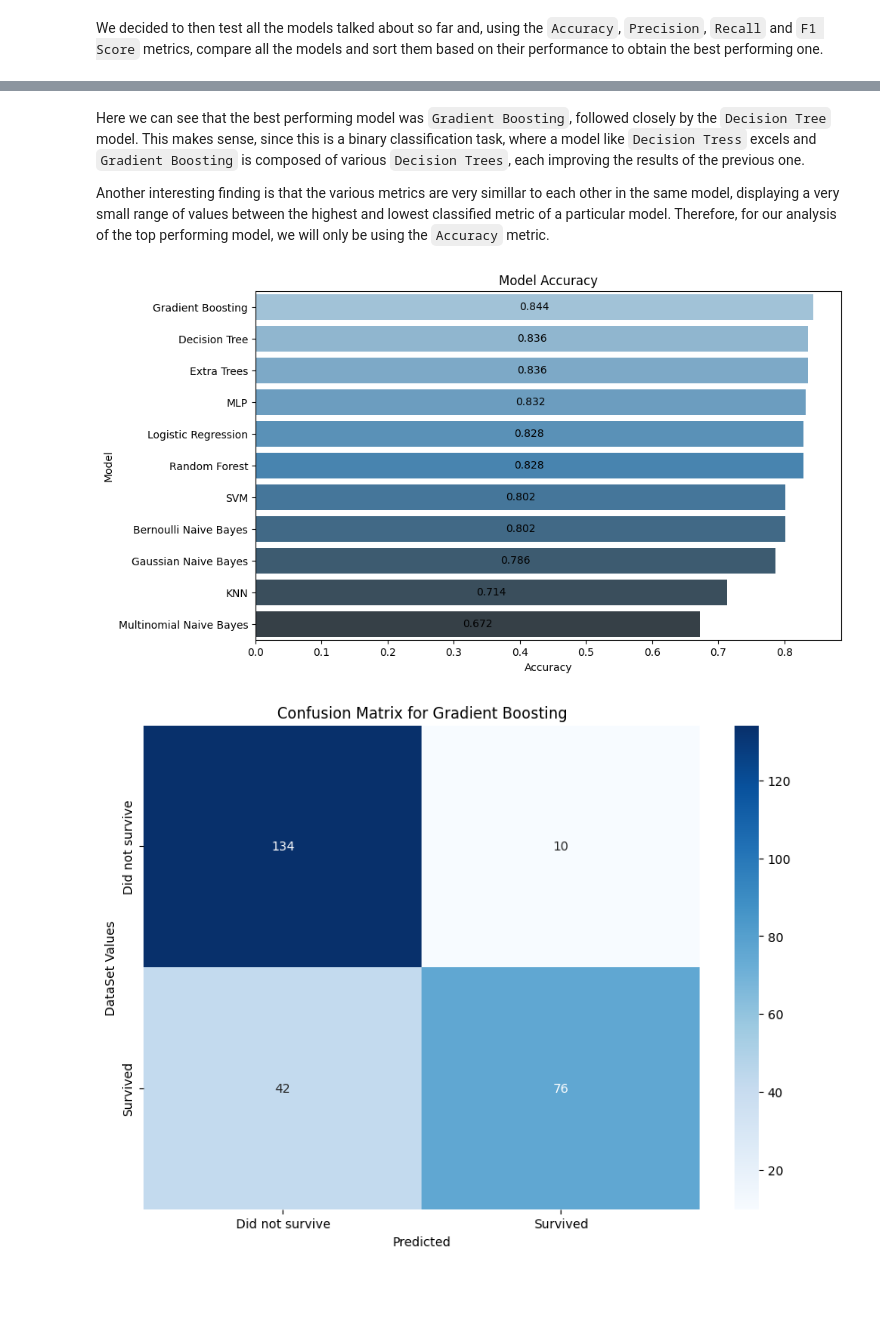
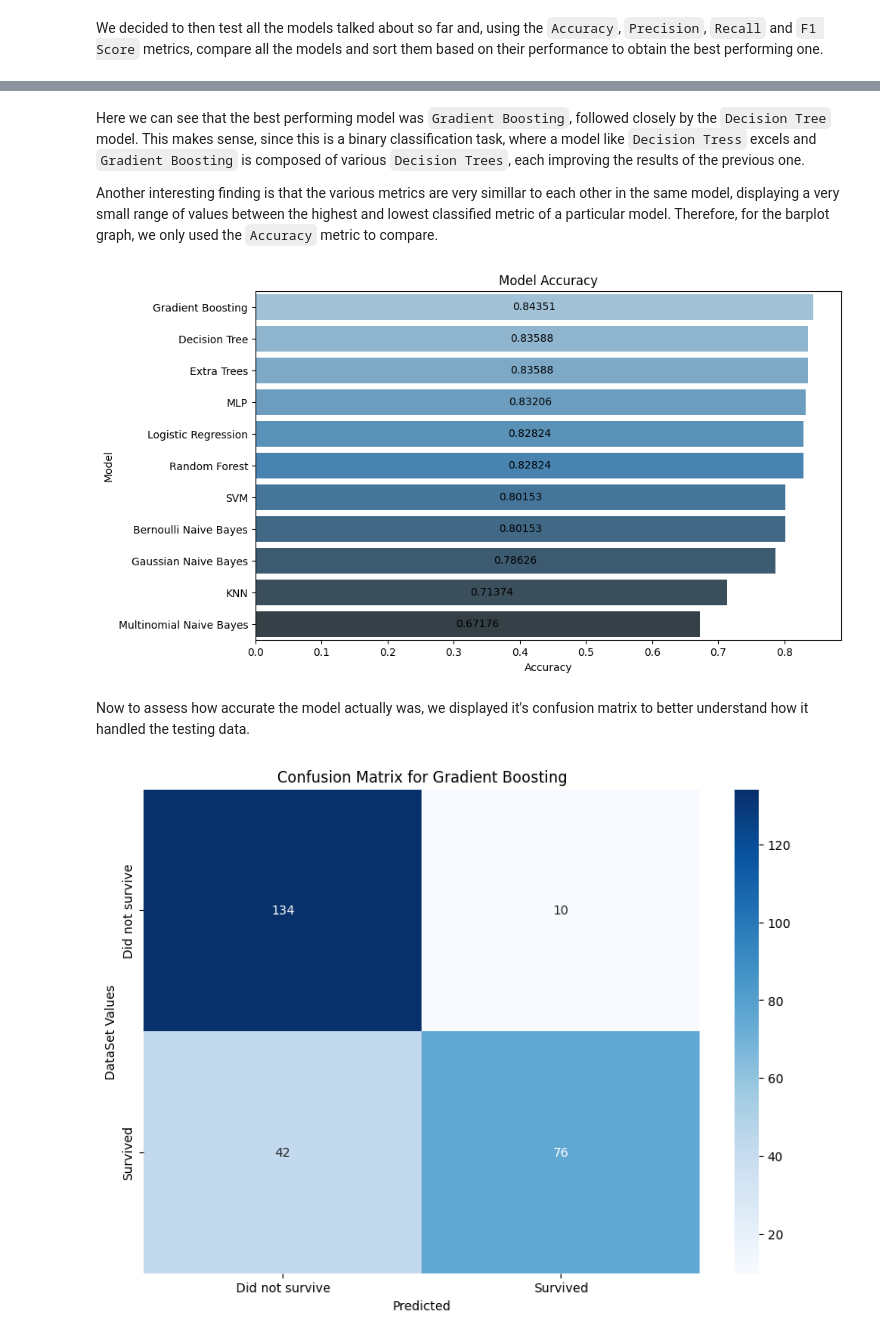
Before and after one commit to antoniooazevedo/titanic-dataset-analysis, a Jupyter notebook: analysis.ipynb, the cells around one changed output, grey strips where cells are left out. Drawn from its saved outputs; the diff is of its cells as text; code cells hidden in the pictures; blank space fills up the shorter version.

Commit message:
added final analysis of the confusion matrix and fixed some more typos and formattings

```diff
--- a/analysis.ipynb
+++ b/analysis.ipynb
@@ -1149,25 +1137,27 @@ False
 Here we can see that the best performing model was `Gradient Boosting`, followed closely by the `Decision Tree` model. This makes sense, since this is a binary classification task, where a model like `Decision Tress` excels and `Gradient Boosting` is composed of various `Decision Trees`, each improving the results of the previous one.
 
 Another interesting finding is that the various metrics are very simillar to each other in the same model, displaying a very small range of values between the highest and lowest classified metric of a particular model.
-Therefore, for our analysis of the top performing model, we will only be using the `Accuracy` metric.
+Therefore, for the barplot graph, we only used the `Accuracy` metric to compare.
 # %%
 plt.figure(figsize=(10, 6))
 barplot = sb.barplot(x='Accuracy', y='Model', hue='Model', data=results, palette='Blues_d', errorbar=None)
 
 for p in barplot.patches:
     width = p.get_width()
     plt.text(width / 2,
              p.get_y() + p.get_height() / 2,
-             '{:1.3f}'.format(width),
+             '{:1.5f}'.format(width),
              ha = 'center',
              va = 'center')
 
 plt.title('Model Accuracy')
 plt.xlabel('Accuracy')
 plt.ylabel('Model')
 plt.show()
 # %% [output]
-[figure, old version]
+[figure, new version]
+# %% [markdown]
+Now to assess how accurate the model actually was, we displayed it's confusion matrix to better understand how it handled the testing data.
 # %%
 y_pred = best_model.predict(X_test)
 
```
Also changed, not shown: parts of 3 cells of this notebook.
